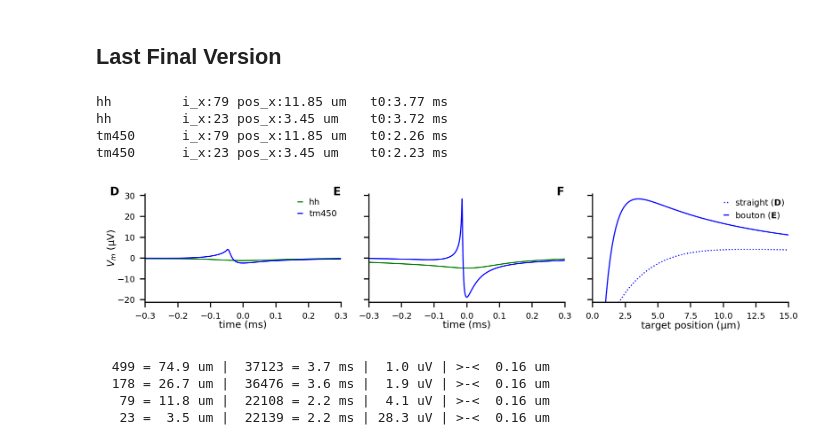
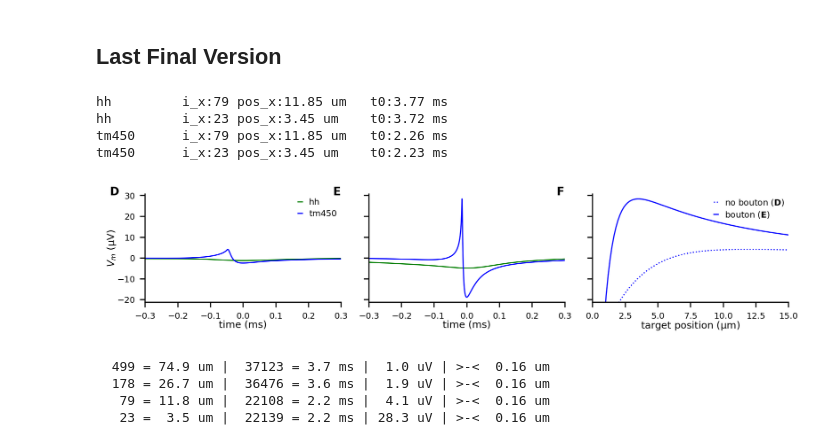
Before and after one commit to moritz-s/Pyoelectricity, a Jupyter notebook: end-end-plots-Copy1.ipynb, the cells around one changed output. Drawn from its saved outputs; the diff is of its cells as text; code cells hidden in the pictures.

```diff
--- a/end-end-plots-Copy1.ipynb
+++ b/end-end-plots-Copy1.ipynb
@@ -584,36 +584,36 @@ with plt.style.context('plot_style.txt'):
         i_x, i_t = np.unravel_index(np.argmax(v2, axis=None), v2.shape)
         #x0, t0 = result['target_x'][i_x], result['target_t'][i_t]
         xs = (result['target_x'] - result['target_x'].min())/br.um
         axs[2].plot(xs, v[:,i_t], **kwargs)
         #axs[2].plot(xs, v2.max(1), alpha=0.5, **kwargs)
 
-    mk_profile_plt(result=r_sstm, color='blue', ls=':', label = 'straight ($\mathbf{D}$)')
+    mk_profile_plt(result=r_sstm, color='blue', ls=':', label = 'no bouton ($\mathbf{D}$)')
     mk_profile_plt(result=r_bbtm, color='blue', label = 'bouton ($\mathbf{E}$)')
     #mk_profile_plt(result=r_sshh, color='green', ls=':', label = 'HH straight ($\mathbf{D}$)')
     #mk_profile_plt(result=r_bbhh, color='green', label = 'HH bouton ($\mathbf{E}$)')
 
     axs[2].set_ylim(saved_ylims)
     axs[2].set_xlim(0,15)
     axs[2].legend()
     axs[2].set_xlabel("target position ($\\mathrm{\mu m}$)")
 
     plt.tight_layout()
     for ax, l in zip(axs, ['D', 'E', 'F']):
         #ax.grid()
         X = ax.get_position().x0 - 0.05
         Y = 0.90
         ax.annotate(l, fontsize=8,family = 'sans-serif', weight = 'bold',
                     xycoords="subfigure fraction",  xy=(X, Y))
 
-    #fig.savefig('Fig4-DEF3.svg', bbox_inches='tight')
+    fig.savefig('Fig4-DEF3.svg', bbox_inches='tight')
 
     plt.show()
 # %% [output]
 hh         i_x:79 pos_x:11.85 um   t0:3.77 ms
 hh         i_x:23 pos_x:3.45 um    t0:3.72 ms
 tm450      i_x:79 pos_x:11.85 um   t0:2.26 ms
 tm450      i_x:23 pos_x:3.45 um    t0:2.23 ms
-[figure, old version]
+[figure, new version]
 # %%
 def putimg(title, result, ax, dt=0.6, clbl='target (uV)', **kwargs):
     ax.set_title(title)
```
Also changed, not shown: 3 other files.
